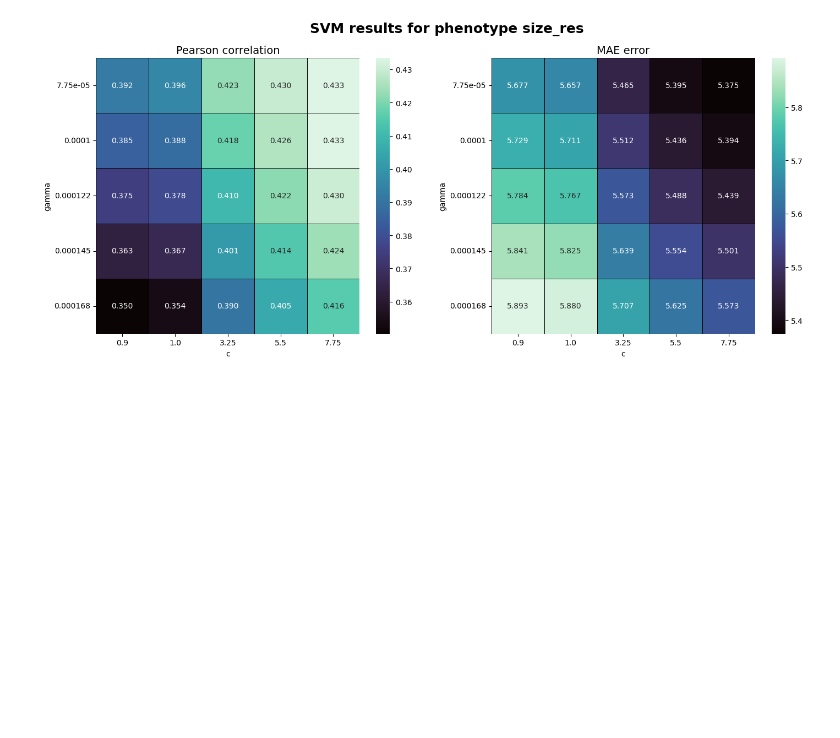
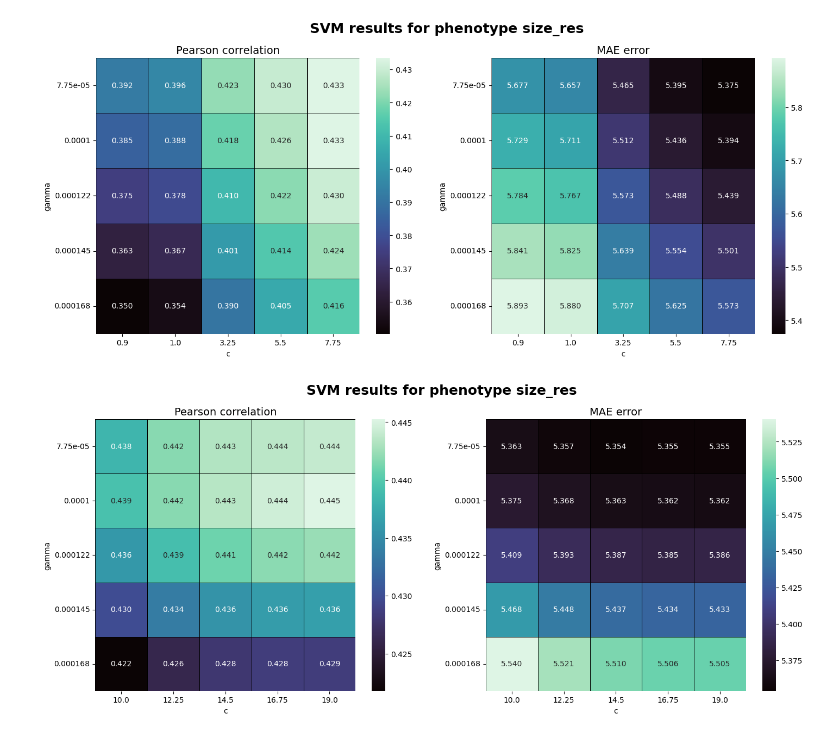
Before and after one commit to Florent-Hervers/master-thesis-code, a Jupyter notebook: Analysis notebooks/results_analysis_SVM.ipynb, the cells around one changed output. Drawn from its saved outputs; the diff is of its cells as text; code cells hidden in the pictures; blank space fills up the shorter version.

Commit message:
Update parameter range and add results for SVM

```diff
--- a/Analysis notebooks/results_analysis_SVM.ipynb
+++ b/Analysis notebooks/results_analysis_SVM.ipynb
@@ -256,3 +256,13 @@ with open(f"../Results/SVM_15_{phenotype}.json", "r") as f:
     results_heatmap(corr_df, MAE_df, f"SVM results for phenotype {phenotype}", "Pearson correlation", "MAE error", results["dim_1_label"],  results["dim_0_label"])
 # %% [output]
 [figure]
+# %%
+with open(f"../Results/SVM_16_{phenotype}.json", "r") as f:
+    results = json.load(f)
+    # Convert in float to sort correctly the axis afterward
+    results["dim_0_values"] = [float(f"{x:.2e}") for x in results["dim_0_values"]]
+    corr_df = pd.DataFrame(np.array(results["correlation"]), index= results["dim_0_values"], columns= results["dim_1_values"])
+    MAE_df = pd.DataFrame(np.array(results["MAE"]), index= results["dim_0_values"], columns= results["dim_1_values"])
+    results_heatmap(corr_df, MAE_df, f"SVM results for phenotype {phenotype}", "Pearson correlation", "MAE error", results["dim_1_label"],  results["dim_0_label"])
+# %% [output]
+[figure, added]
```
Also changed, not shown: 4 other files.
